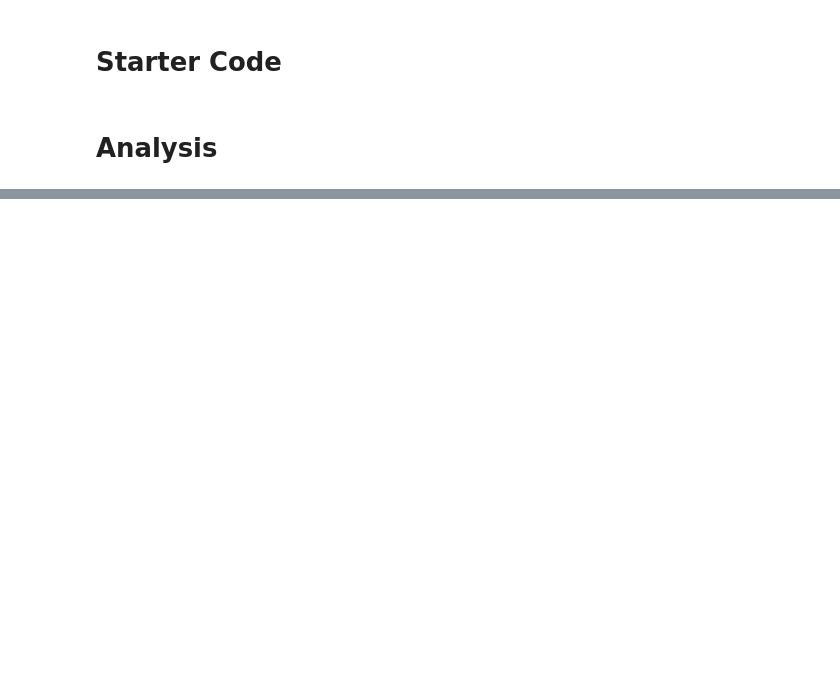
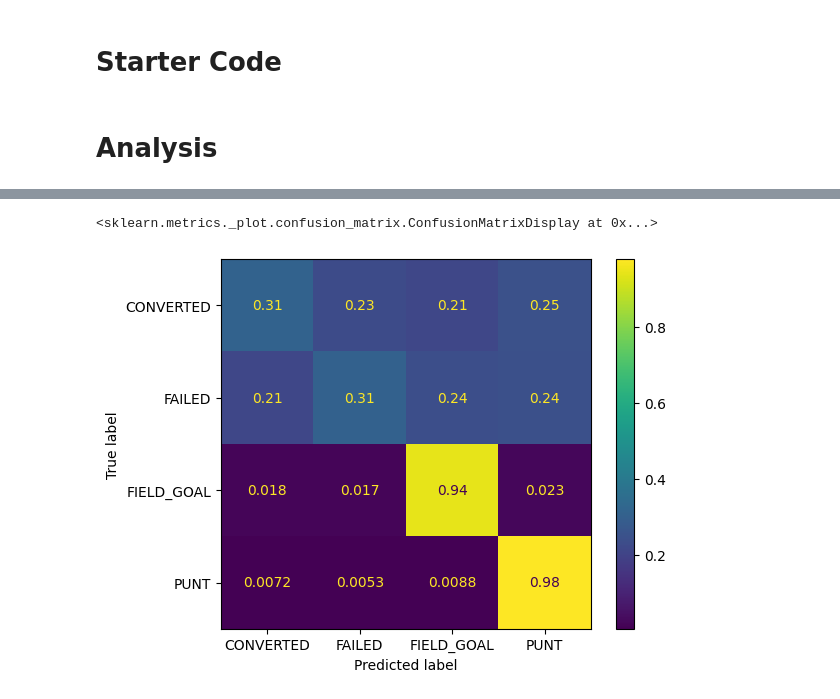
Before and after one commit to lpfahler16/ML-final-project, a Jupyter notebook: Notebooks/KNNAnalysis.ipynb, the cells around one changed output, grey strips where cells are left out. Drawn from its saved outputs; the diff is of its cells as text; code cells hidden in the pictures; blank space fills up the shorter version.

```diff
--- a/Notebooks/KNNAnalysis.ipynb
+++ b/Notebooks/KNNAnalysis.ipynb
@@ -74,0 +76,8 @@ plt.show()
+# %%
+classes = ['CONVERTED', 'FAILED', 'FIELD_GOAL', 'PUNT']
+cm = confusion_matrix(y_test_c, clf_convert_cv.predict(X_test), labels=classes, normalize='true')
+disp = ConfusionMatrixDisplay(confusion_matrix=cm, display_labels=classes)
+disp.plot()
+# %% [output]
+<sklearn.metrics._plot.confusion_matrix.ConfusionMatrixDisplay at 0x...>
+[figure, added]
```
Also changed, not shown: parts of 5 cells of this notebook, 15 other files.
